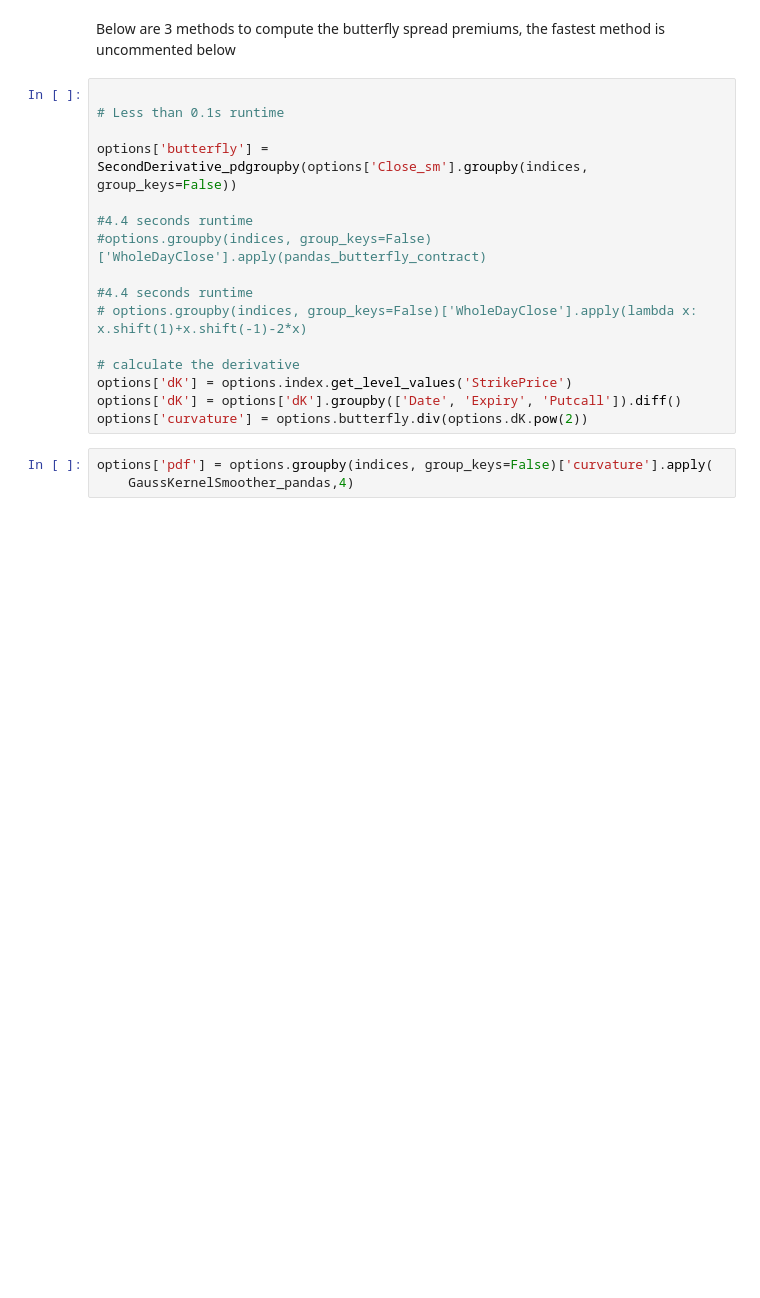
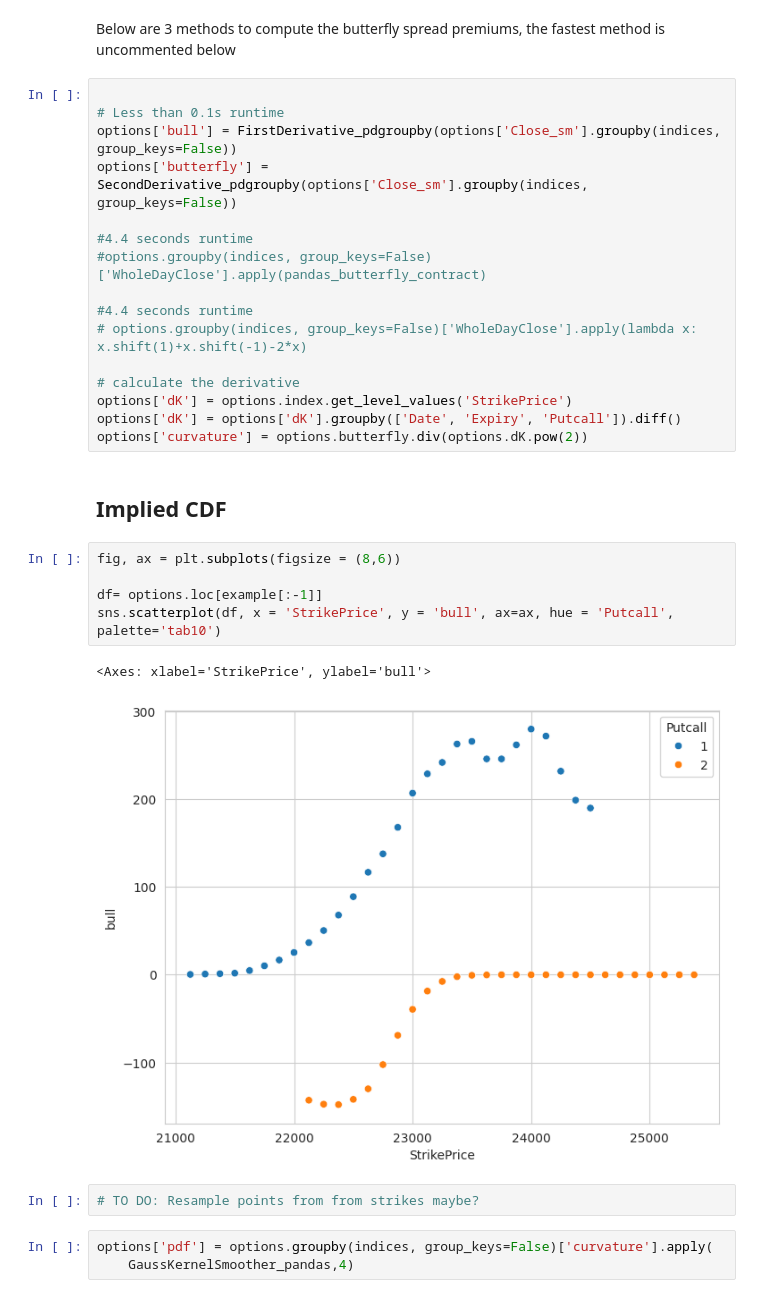
Before and after one commit to FlyingCurryMonster/JPY-equities, a Jupyter notebook: implied-probability-distributions.ipynb, the cells around one changed output. Saved outputs shown, nothing was run; the diff lists cells and outputs as text; blank space fills up the shorter version.

Commit message:
cdf calculation: todo resample with spline

```diff
--- a/implied-probability-distributions.ipynb
+++ b/implied-probability-distributions.ipynb
@@ -258,7 +262,7 @@ Below are 3 methods to compute the butterfly spread premiums, the fastest method
 # %%
 
 # Less than 0.1s runtime
-
+options['bull'] = FirstDerivative_pdgroupby(options['Close_sm'].groupby(indices, group_keys=False))
 options['butterfly'] = SecondDerivative_pdgroupby(options['Close_sm'].groupby(indices, group_keys=False))
 
 #4.4 seconds runtime
@@ -271,6 +275,18 @@ options['butterfly'] = SecondDerivative_pdgroupby(options['Close_sm'].groupby(in
 options['dK'] = options.index.get_level_values('StrikePrice')
 options['dK'] = options['dK'].groupby(['Date', 'Expiry', 'Putcall']).diff()
 options['curvature'] = options.butterfly.div(options.dK.pow(2))
+# %% [markdown]
+##  Implied CDF
+# %%
+fig, ax = plt.subplots(figsize = (8,6))
+
+df= options.loc[example[:-1]]
+sns.scatterplot(df, x = 'StrikePrice', y = 'bull', ax=ax, hue = 'Putcall', palette='tab10')
+# %% [output]
+<Axes: xlabel='StrikePrice', ylabel='bull'>
+[figure, added]
+# %%
+# TO DO: Resample points from from strikes maybe?
 # %%
 options['pdf'] = options.groupby(indices, group_keys=False)['curvature'].apply(
     GaussKernelSmoother_pandas,4)
```
Also changed, not shown: parts of 2 cells of this notebook.
